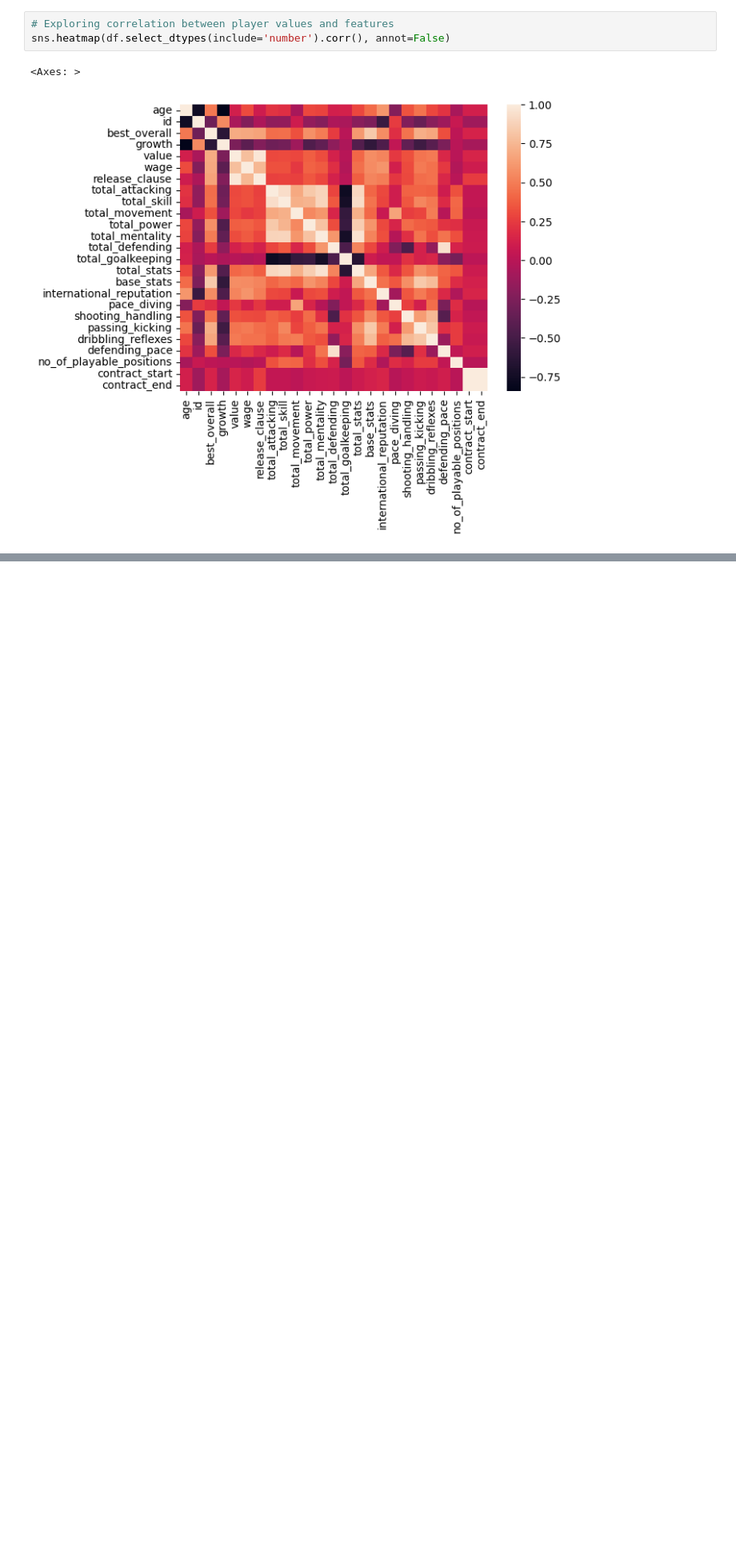
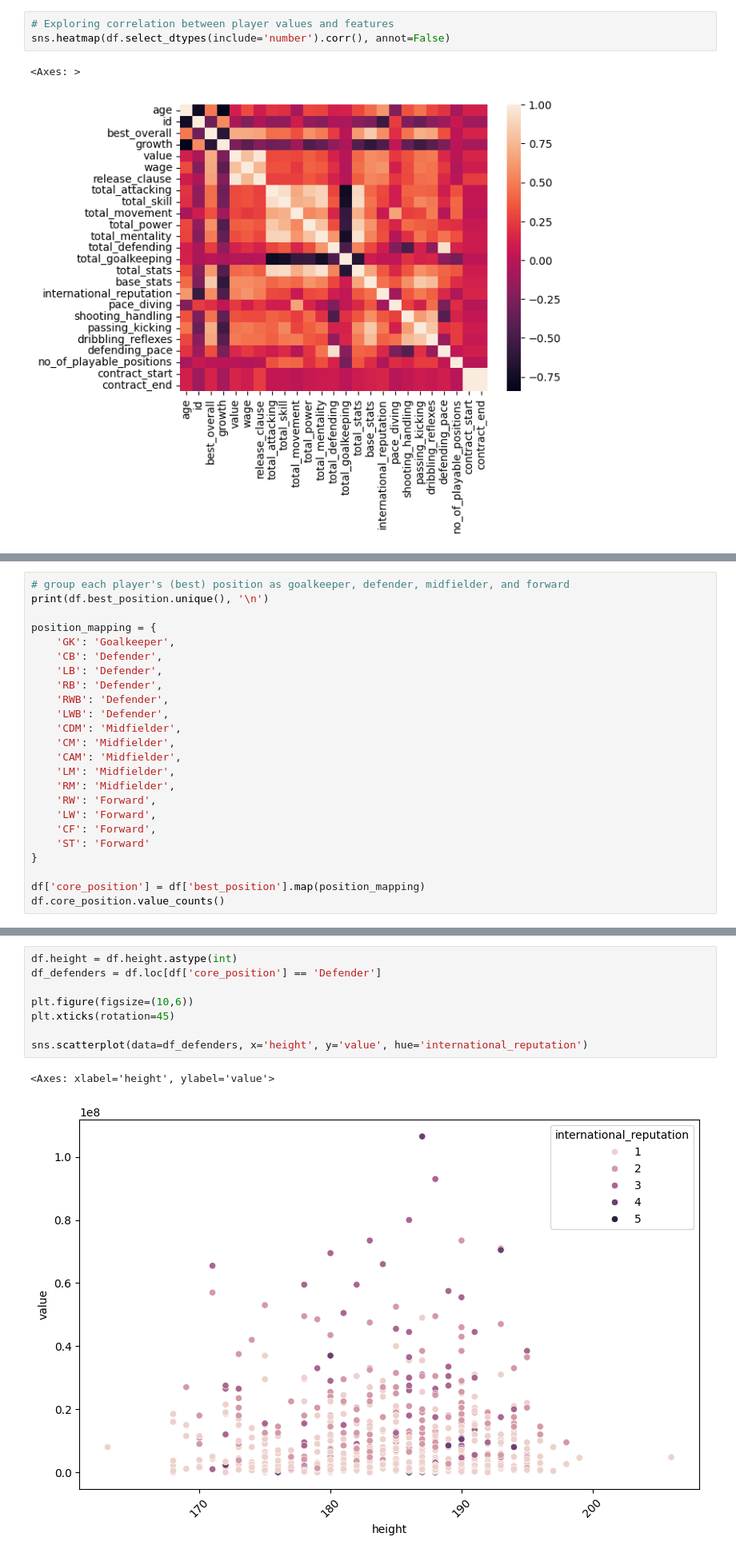
Before and after one commit to sasotomayorb/player-performance-prediction, a Jupyter notebook: main.ipynb, the cells around one changed output, grey strips where cells are left out. Shown at 80% size. Cells and saved outputs as stored; diff of their text form; blank space fills up the shorter version.

```diff
--- a/main.ipynb
+++ b/main.ipynb
@@ -193,0 +206,24 @@ sns.heatmap(df.select_dtypes(include='number').corr(), annot=False)
+# %%
+# group each player's (best) position as goalkeeper, defender, midfielder, and forward
+print(df.best_position.unique(), '\n')
+
+position_mapping = {
+    'GK': 'Goalkeeper',
+    'CB': 'Defender',
+    'LB': 'Defender',
+    'RB': 'Defender',
+    'RWB': 'Defender',
+    'LWB': 'Defender',
+    'CDM': 'Midfielder',
+    'CM': 'Midfielder',
+    'CAM': 'Midfielder',
+    'LM': 'Midfielder',
+    'RM': 'Midfielder',
+    'RW': 'Forward',
+    'LW': 'Forward',
+    'CF': 'Forward',
+    'ST': 'Forward'
+}
+
+df['core_position'] = df['best_position'].map(position_mapping)
+df.core_position.value_counts()
@@ -193,0 +241,11 @@ sns.heatmap(df.select_dtypes(include='number').corr(), annot=False)
+# %%
+df.height = df.height.astype(int)
+df_defenders = df.loc[df['core_position'] == 'Defender']
+
+plt.figure(figsize=(10,6))
+plt.xticks(rotation=45)
+
+sns.scatterplot(data=df_defenders, x='height', y='value', hue='international_reputation')
+# %% [output]
+<Axes: xlabel='height', ylabel='value'>
+[figure, added]
```
Also changed, not shown: parts of 10 cells of this notebook.
